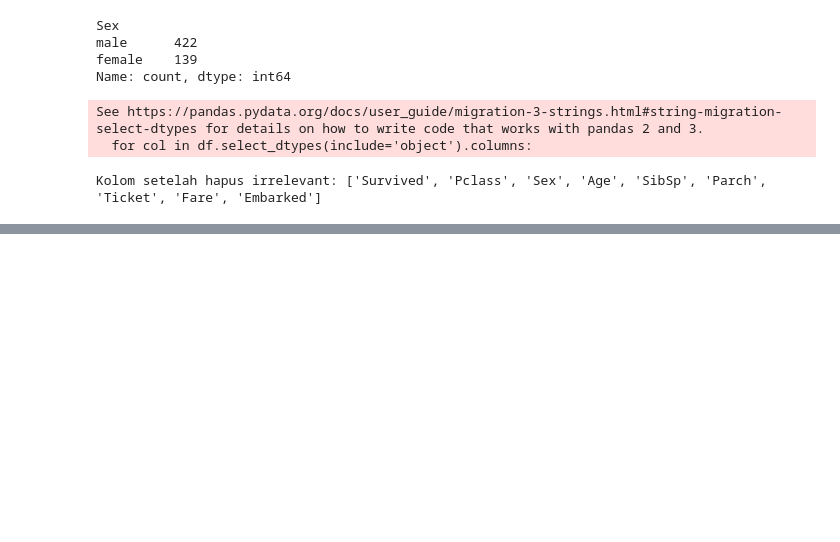
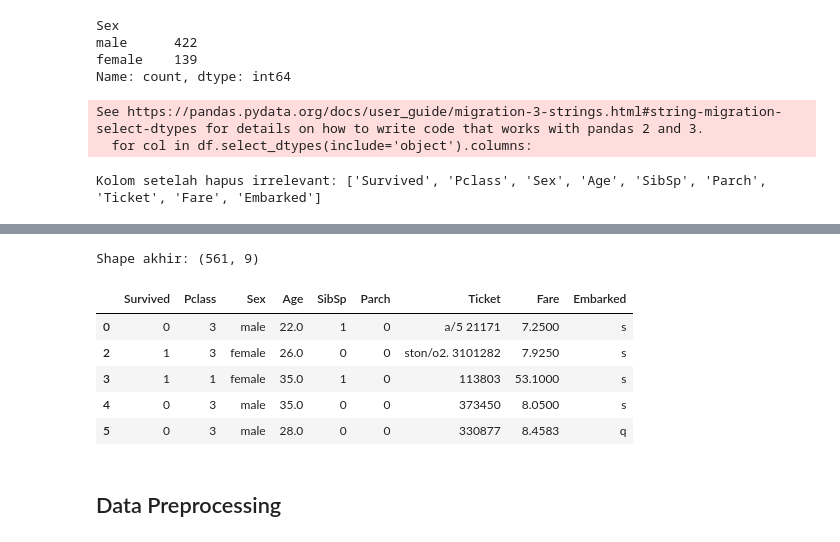
Before and after one commit to tamamfb/how-AI-works, a Jupyter notebook: 1. Machine Learning/1. Data/data.ipynb, the cells around one changed output, grey strips where cells are left out. Saved outputs shown, nothing was run; the diff lists cells and outputs as text; code cells hidden in the pictures; blank space fills up the shorter version.

Commit message:
Add Data Preprocessing

```diff
--- a/1. Machine Learning/1. Data/data.ipynb
+++ b/1. Machine Learning/1. Data/data.ipynb
@@ -275,0 +305,16 @@ Kolom setelah hapus irrelevant: ['Survived', 'Pclass', 'Sex', 'Age', 'SibSp', 'P
+# %%
+# Mapping typo → nilai yang benar (contoh)
+# df['Embarked'] = df['Embarked'].replace({'s': 'S', 'c': 'C', 'q': 'Q'})
+
+print("\nShape akhir:", df.shape)
+df.head()
+# %% [output]
+Shape akhir: (561, 9)
+|  | Survived | Pclass | Sex | Age | SibSp | Parch | Ticket | Fare | Embarked |
+| 0 | 0 | 3 | male | 22.0 | 1 | 0 | a/5 21171 | 7.2500 | s |
+| 2 | 1 | 3 | female | 26.0 | 0 | 0 | ston/o2. 3101282 | 7.9250 | s |
+| 3 | 1 | 1 | female | 35.0 | 1 | 0 | 113803 | 53.1000 | s |
+| 4 | 0 | 3 | male | 35.0 | 0 | 0 | 373450 | 8.0500 | s |
+| 5 | 0 | 3 | male | 28.0 | 0 | 0 | 330877 | 8.4583 | q |
+# %% [markdown]
+## Data Preprocessing
```
Also changed, not shown: parts of 7 cells of this notebook.
